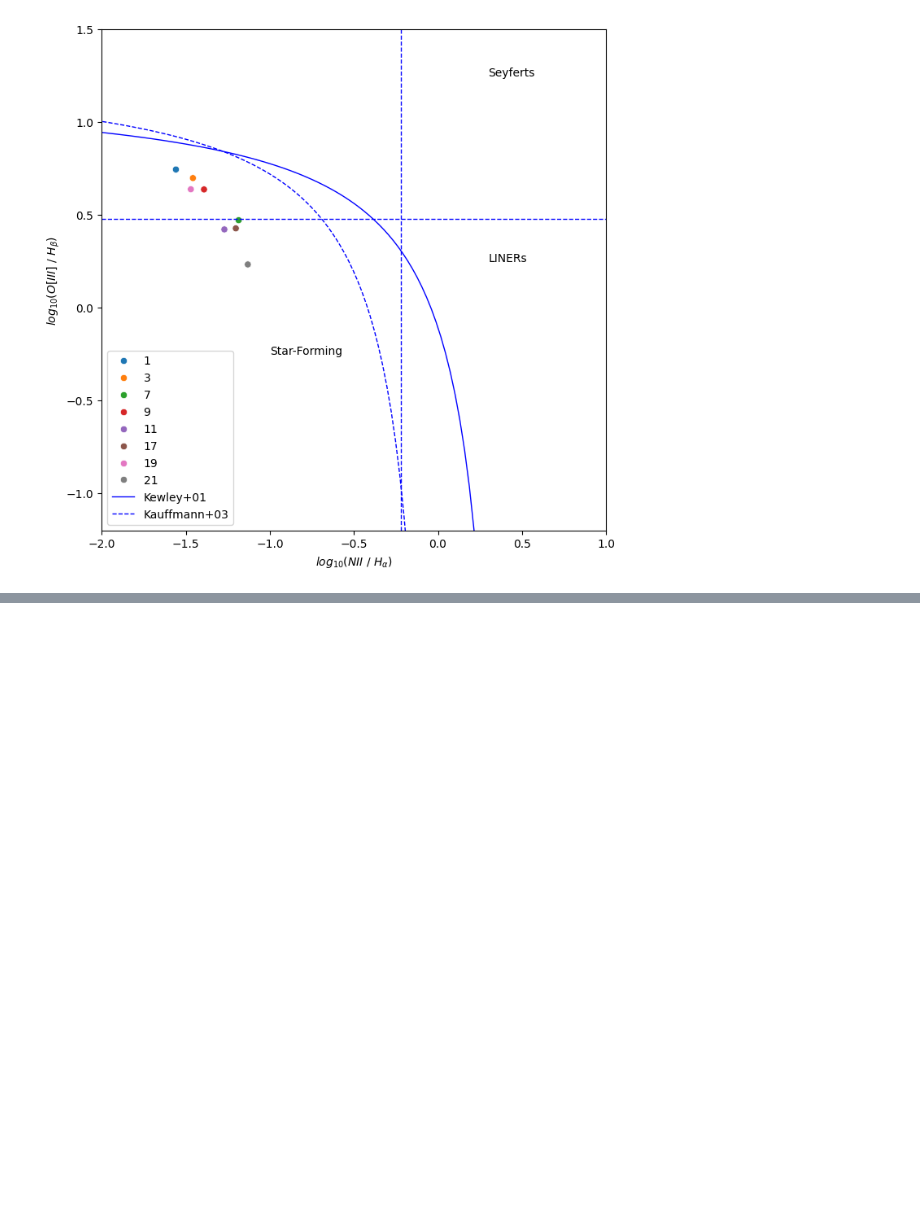
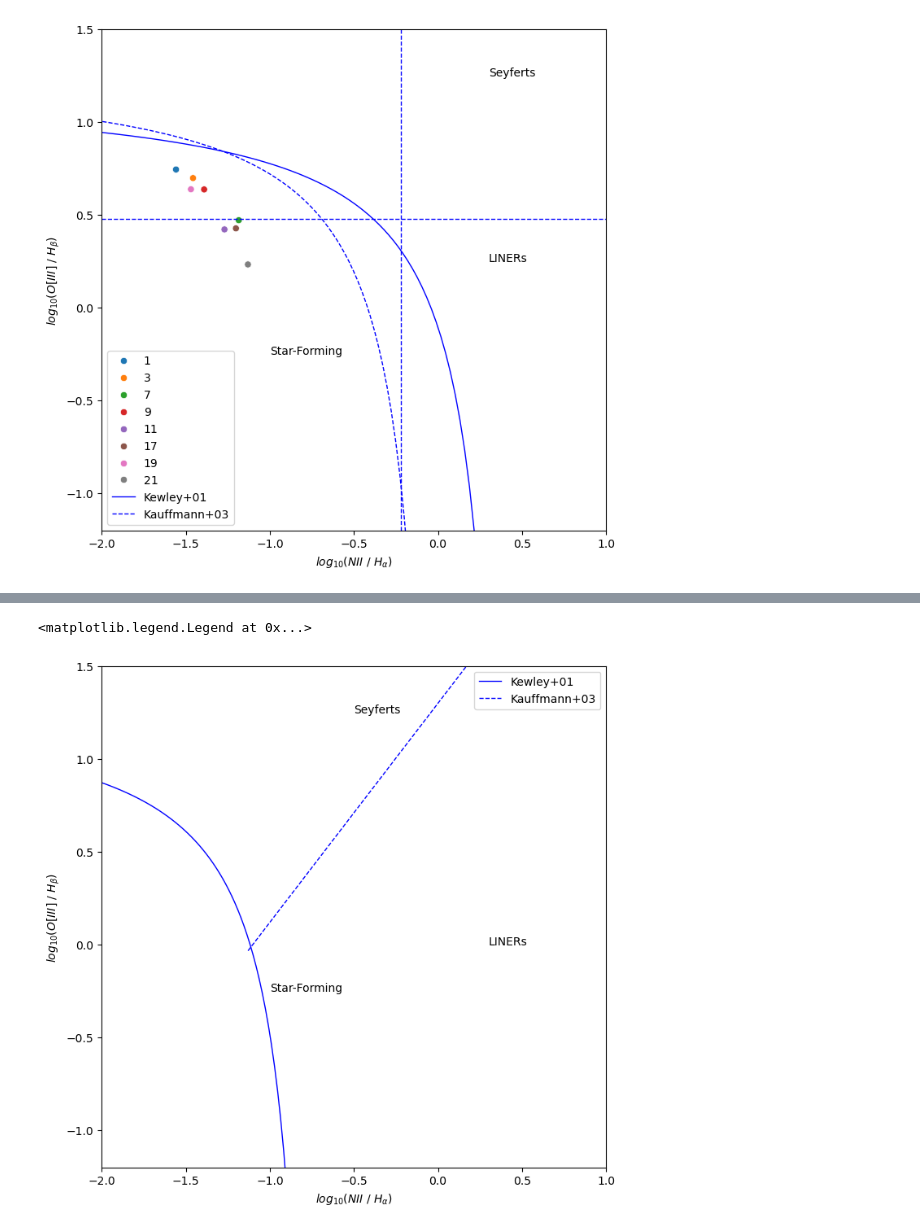
Before and after one commit to blnblnbln/TESIS, a Jupyter notebook: codes/bpt.ipynb, the cells around one changed output, grey strips where cells are left out. Cells and saved outputs as stored; diff of their text form; code cells hidden in the pictures; blank space fills up the shorter version.

```diff
--- a/codes/bpt.ipynb
+++ b/codes/bpt.ipynb
@@ -144,0 +146,17 @@ plt.legend()
+# %%
+plt.figure(figsize=(8,8))
+sns.scatterplot(x=ratio_OI_Ha,y=ratio_OIII_Hb,hue=df['ID'])
+plt.plot(log_OI_Ha,   log_OIII_Hb_SII_Kewley, '-' , color='blue', lw=1, label='Kewley+01')
+plt.plot(log_OI_Ha_kewley06, log_OIII_Hb_OI_Seyfert_LINER, '--', color='blue', lw=1, label='Kauffmann+03')
+plt.ylim(-1.2,1.5)
+plt.xlim(-2,1)
+plt.text(s='Star-Forming', x=-1.0, y=-0.25, fontsize=10)
+plt.text(s='Seyferts', x=-0.5, y=1.25, fontsize=10)
+plt.text(s='LINERs', x=0.3, y=0, fontsize=10)
+#plt.errorbar(x=ratio_NII_Ha,y=ratio_OIII_Hb)
+plt.xlabel('$log_{10}$($NII$ / $ H_{\\alpha}$)')
+plt.ylabel('$log_{10}$($O[III]$ / $ H_{\\beta}$)')
+plt.legend()
+# %% [output]
+<matplotlib.legend.Legend at 0x...>
+[figure, added]
```
Also changed, not shown: parts of 2 cells of this notebook.
